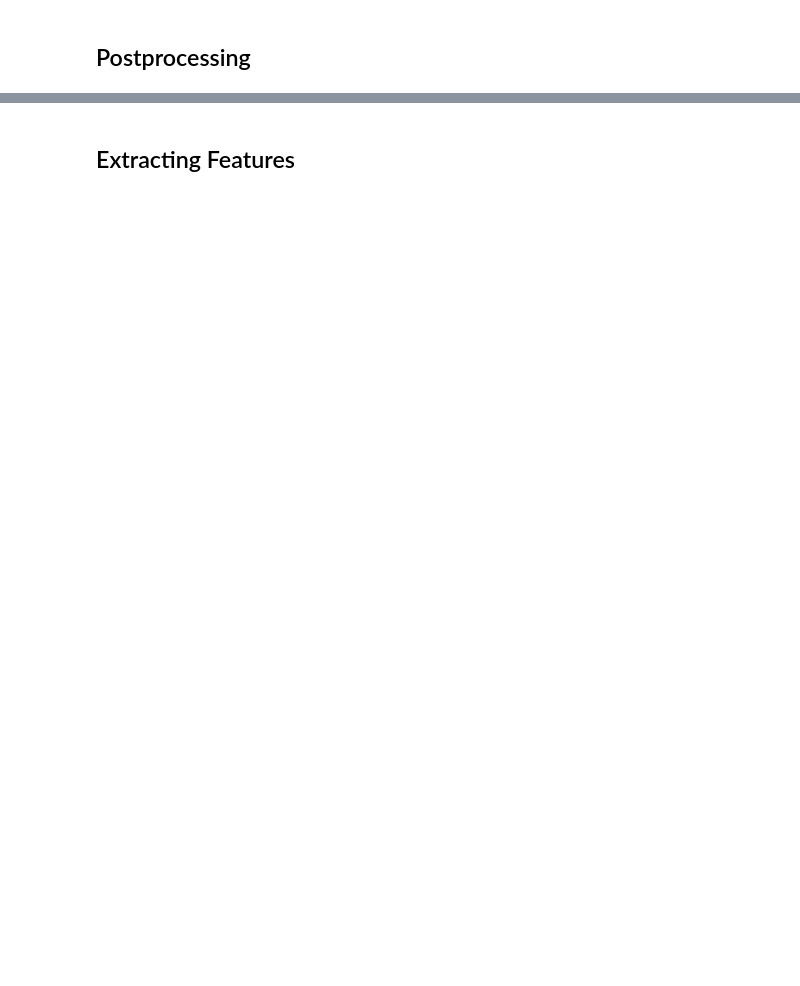
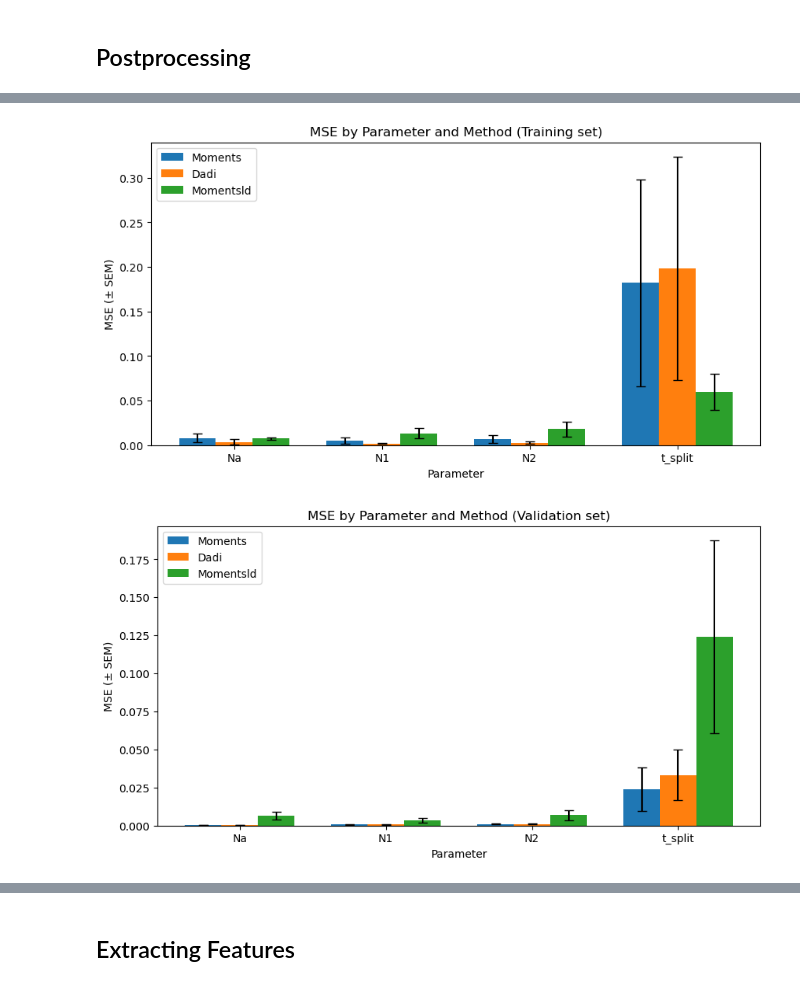
Before and after one commit to ak1376/Demographic_Inference, a Jupyter notebook: notebooks/running_remaining_rules.ipynb, the cells around one changed output, grey strips where cells are left out. Saved outputs shown, nothing was run; the diff lists cells and outputs as text; code cells hidden in the pictures; blank space fills up the shorter version.

```diff
--- a/notebooks/running_remaining_rules.ipynb
+++ b/notebooks/running_remaining_rules.ipynb
@@ -597,37 +207,0 @@ def plot_mse_and_sem(mse_results, sem_results, title, parameters):
-# %%
-# Updated function to handle underscores in parameter names correctly
-def calculate_mse_and_sem(post, key):
-    predictions = post[key]['normalized_predictions']
-    targets = post[key]['normalized_targets']
-    mse_results = {}
-    sem_results = {}
-
-    for analysis_type in ['dadi', 'moments', 'momentsLD']:
-        mse_values = {}
-        sem_values = {}
-        for column in predictions.columns:
-            if column.startswith(analysis_type):
-                # Extract parameter name after the last '_'
-                param_name = "_".join(column.split('_')[-2:]) if 't_split' in column else column.split('_')[-1]
-                target_column = f"simulated_params_{param_name}"
-                if target_column in targets.columns:
-                    mse = mean_squared_error(targets[target_column], predictions[column])
-                    mse_values[param_name] = mse
-                    sem = np.std(targets[target_column] - predictions[column]) / np.sqrt(len(targets[target_column]))
-                    sem_values[param_name] = sem
-        if mse_values:
-            mse_results[analysis_type] = mse_values
-            sem_results[analysis_type] = sem_values
-    return mse_results, sem_results
-
-# Parameters list
-# parameters = ['Na', 'N1', 'N2', "t_split"]
-parameters = experiment_config['parameters_to_estimate']
-
-# Recalculate MSE and SEM for training and validation with the updated function
-training_mse, training_sem = calculate_mse_and_sem(post, 'training')
-validation_mse, validation_sem = calculate_mse_and_sem(post, 'validation')
-
-# Re-plot with the fixed parameter handling
-plot_mse_and_sem(training_mse, training_sem, "Training MSE by Parameter and Analysis Type with SEMs", parameters)
-plot_mse_and_sem(validation_mse, validation_sem, "Validation MSE by Parameter and Analysis Type with SEMs", parameters)
@@ -667,0 +374,8 @@ Index(['dadi_rep1_N0', 'moments_rep1_N0', 'moments_rep1_FIM_element_0',
+# %%
+parameters = ['Na', 'N1', 'N2', 't_split']
+methods = ['moments', 'dadi', 'momentsLD']
+
+mse_dict = compute_and_plot_mse(post, parameters, methods)
+# %% [output]
+[figure, added]
+[figure, added]
```
Also changed, not shown: parts of 58 cells of this notebook, 4 other files.
